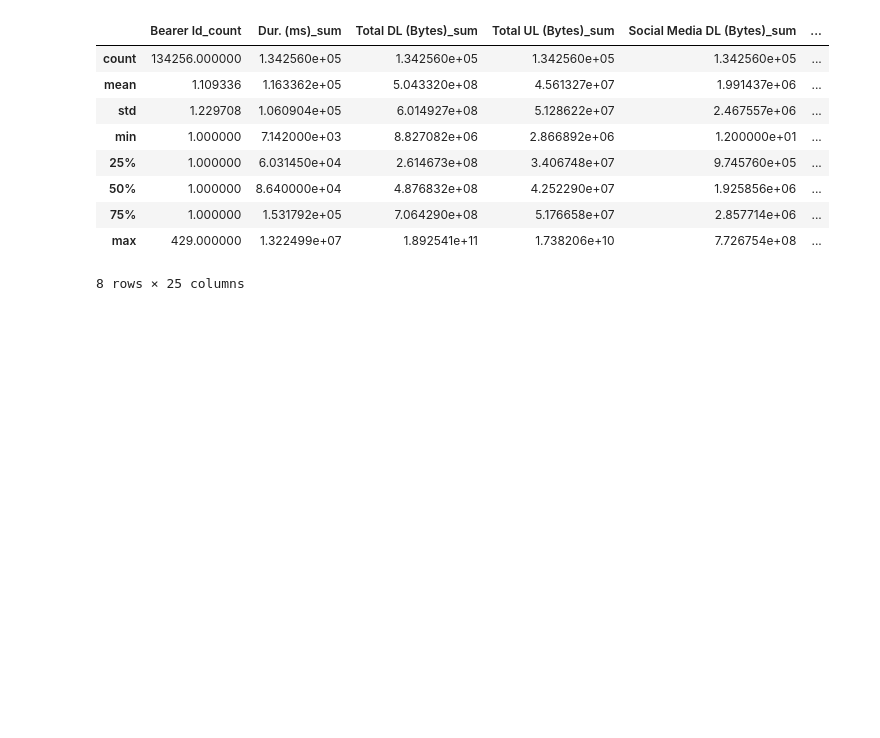
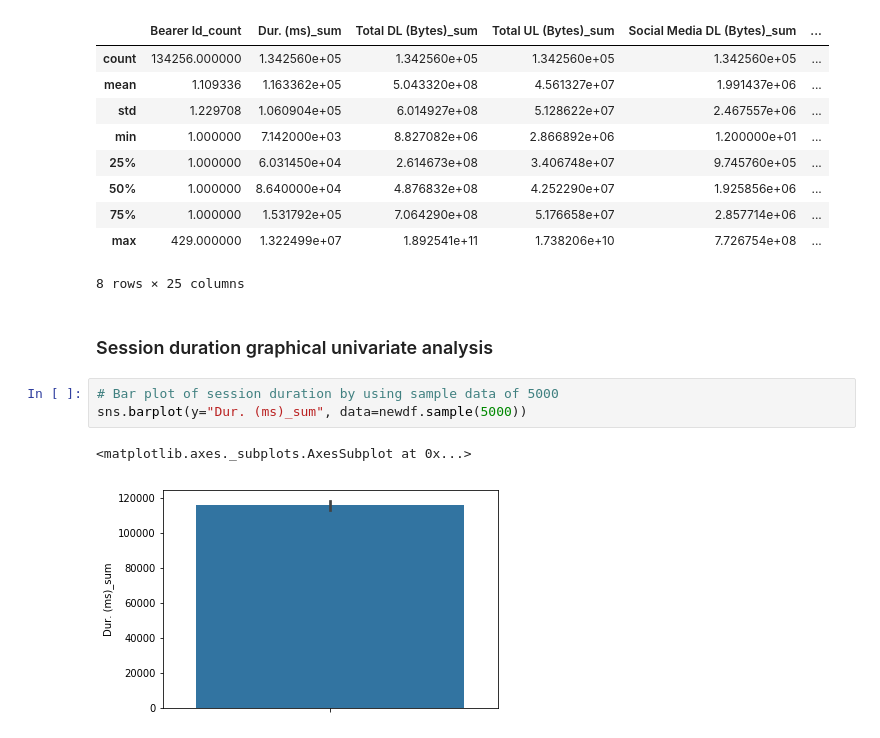
Before and after one commit to GETUCHALA20/TelcomAnalysis, a Jupyter notebook: Telecom Analaysis.ipynb, the cells around one changed output. Drawn from its saved outputs; the diff is of its cells as text; blank space fills up the shorter version.

```diff
--- a/Telecom Analaysis.ipynb
+++ b/Telecom Analaysis.ipynb
@@ -361,3 +404,11 @@ newdf.describe()
 | 75% | 1.000000 | 1.531792e+05 | 7.064290e+08 | 5.176658e+07 | 2.857714e+06 | ... |
 | max | 429.000000 | 1.322499e+07 | 1.892541e+11 | 1.738206e+10 | 7.726754e+08 | ... |
 8 rows × 25 columns
+# %% [markdown]
+### Session duration graphical univariate analysis
+# %%
+# Bar plot of session duration by using sample data of 5000
+sns.barplot(y="Dur. (ms)_sum", data=newdf.sample(5000))
+# %% [output]
+<matplotlib.axes._subplots.AxesSubplot at 0x...>
+[figure, added]
```
Also changed, not shown: parts of 59 cells of this notebook.
